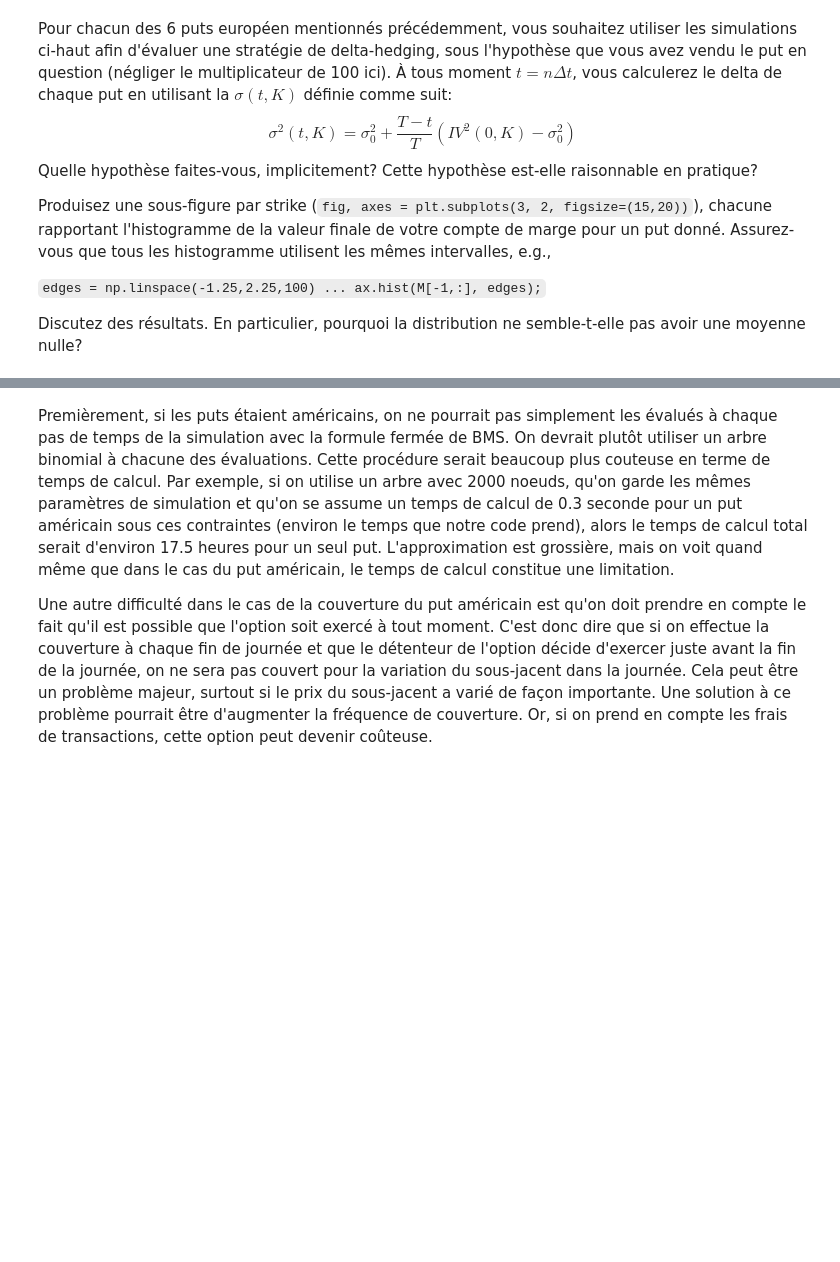
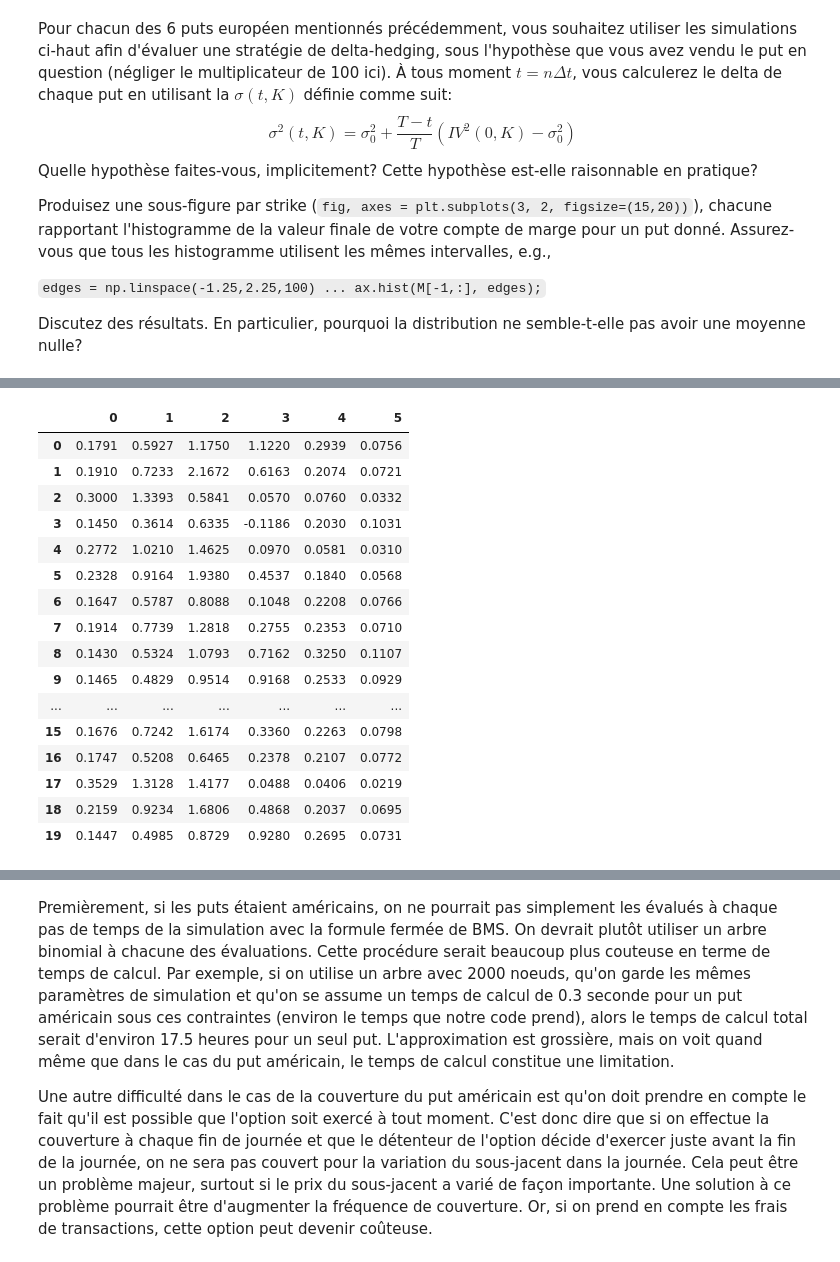
Before and after one commit to Thomas4390/produits_derives, a Jupyter notebook: assignment1_202301.ipynb, the cells around one changed output, grey strips where cells are left out. Cells and saved outputs as stored; diff of their text form; code cells hidden in the pictures; blank space fills up the shorter version.

```diff
--- a/assignment1_202301.ipynb
+++ b/assignment1_202301.ipynb
@@ -310 +310,21 @@ plot_delta_hist(profit, info)
+# %%
+profit.head(20)
+# %% [output]
+|  | 0 | 1 | 2 | 3 | 4 | 5 |
+| 0 | 0.1791 | 0.5927 | 1.1750 | 1.1220 | 0.2939 | 0.0756 |
+| 1 | 0.1910 | 0.7233 | 2.1672 | 0.6163 | 0.2074 | 0.0721 |
+| 2 | 0.3000 | 1.3393 | 0.5841 | 0.0570 | 0.0760 | 0.0332 |
+| 3 | 0.1450 | 0.3614 | 0.6335 | -0.1186 | 0.2030 | 0.1031 |
+| 4 | 0.2772 | 1.0210 | 1.4625 | 0.0970 | 0.0581 | 0.0310 |
+| 5 | 0.2328 | 0.9164 | 1.9380 | 0.4537 | 0.1840 | 0.0568 |
+| 6 | 0.1647 | 0.5787 | 0.8088 | 0.1048 | 0.2208 | 0.0766 |
+| 7 | 0.1914 | 0.7739 | 1.2818 | 0.2755 | 0.2353 | 0.0710 |
+| 8 | 0.1430 | 0.5324 | 1.0793 | 0.7162 | 0.3250 | 0.1107 |
+| 9 | 0.1465 | 0.4829 | 0.9514 | 0.9168 | 0.2533 | 0.0929 |
+| ... | ... | ... | ... | ... | ... | ... |
+| 15 | 0.1676 | 0.7242 | 1.6174 | 0.3360 | 0.2263 | 0.0798 |
+| 16 | 0.1747 | 0.5208 | 0.6465 | 0.2378 | 0.2107 | 0.0772 |
+| 17 | 0.3529 | 1.3128 | 1.4177 | 0.0488 | 0.0406 | 0.0219 |
+| 18 | 0.2159 | 0.9234 | 1.6806 | 0.4868 | 0.2037 | 0.0695 |
+| 19 | 0.1447 | 0.4985 | 0.8729 | 0.9280 | 0.2695 | 0.0731 |
 # %% [markdown]
```
Also changed, not shown: parts of 9 cells of this notebook.
